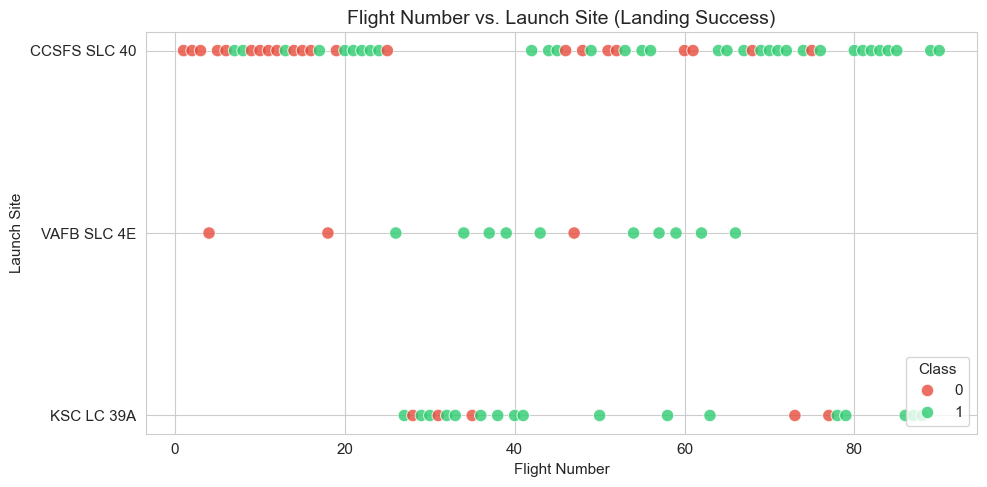
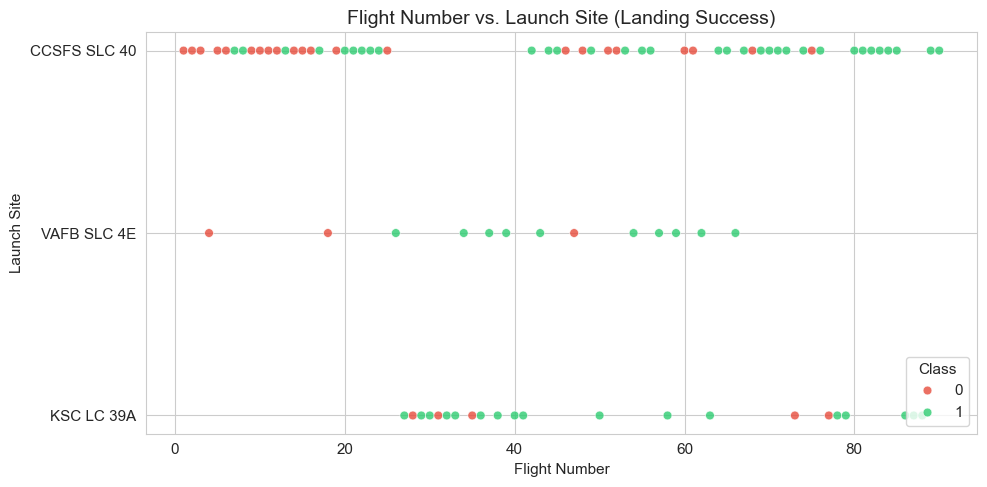
Code edit (unified diff) that turned the first committed figure into the second:
--- before
+++ after
@@ -1,5 +1,5 @@
 plt.figure(figsize=(10, 5))
 sns.scatterplot(data=df, x='FlightNumber', y='LaunchSite', hue='Class',
-                palette={0: "#e74c3c", 1: "#2ecc71"}, s=80, alpha=0.8)
+                palette={0: "#e74c3c", 1: "#2ecc71"}, s=40, alpha=0.8)
 plt.title("Flight Number vs. Launch Site (Landing Success)", fontsize=14)
 plt.xlabel("Flight Number")
@@ -7,3 +7,4 @@
 plt.legend(title="Class", loc="lower right")
 plt.tight_layout()
+plt.savefig("../outputs/figures/flight_number_vs_launch_site.png", dpi=300, bbox_inches='tight')
 plt.show()

Commit: feat: save local work before syncing